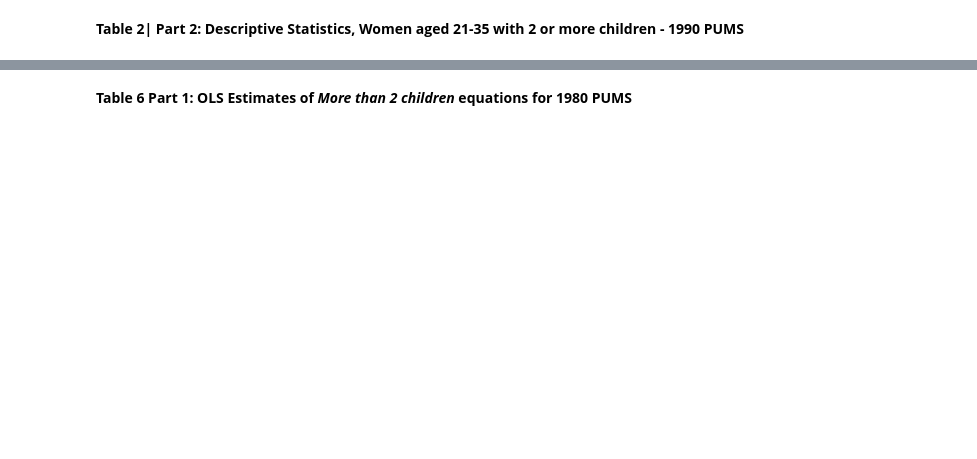
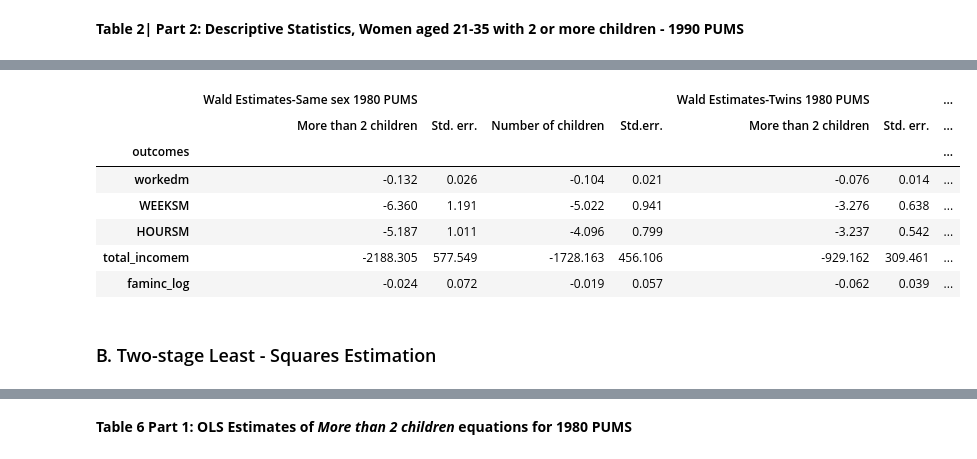
Before and after one commit to carolinalvarez/angrist-and-evans-1998-python, a Jupyter notebook: Angrist_and_Evans_1998.ipynb, the cells around one changed output, grey strips where cells are left out. Cells and saved outputs as stored; diff of their text form; code cells hidden in the pictures; blank space fills up the shorter version.

```diff
--- a/Angrist_and_Evans_1998.ipynb
+++ b/Angrist_and_Evans_1998.ipynb
@@ -427,0 +566,19 @@ table3_4
+# %%
+outcomes_wald_1980=["workedm", "WEEKSM", "HOURSM", "total_incomem", "faminc_log"]
+Table5_1=wald_estimates_regressions(data_all_women_1980, outcomes_wald_1980, "same_sex")
+Table5_2=wald_estimates_regressions(data_all_women_1980, outcomes_wald_1980, "twins")
+outcomes_wald_1990=["workedm", "WEEKSM", "HOURSM", "total_incomem", "faminc_log"]
+Table5_3=wald_estimates_regressions(data_all_women_1990, outcomes_wald_1990, "same_sex")
+Table5_part2=pd.concat([Table5_1, Table5_2, Table5_3], axis=1, keys=["Wald Estimates-Same sex 1980 PUMS", "Wald Estimates-Twins 1980 PUMS", "Wald Estimates-Same sex 1990 PUMS"])
+Table5_part2
+# %% [output]
+|  | Wald Estimates-Same sex 1980 PUMS |  |  |  | Wald Estimates-Twins 1980 PUMS |  | ... |
+|  | More than 2 children | Std. err. | Number of children | Std.err. | More than 2 children | Std. err. | ... |
+| outcomes |  |  |  |  |  |  | ... |
+| workedm | -0.132 | 0.026 | -0.104 | 0.021 | -0.076 | 0.014 | ... |
+| WEEKSM | -6.360 | 1.191 | -5.022 | 0.941 | -3.276 | 0.638 | ... |
+| HOURSM | -5.187 | 1.011 | -4.096 | 0.799 | -3.237 | 0.542 | ... |
+| total_incomem | -2188.305 | 577.549 | -1728.163 | 456.106 | -929.162 | 309.461 | ... |
+| faminc_log | -0.024 | 0.072 | -0.019 | 0.057 | -0.062 | 0.039 | ... |
+# %% [markdown]
+### B. Two-stage Least - Squares Estimation
```
Also changed, not shown: parts of 74 cells of this notebook, 3 other files.
